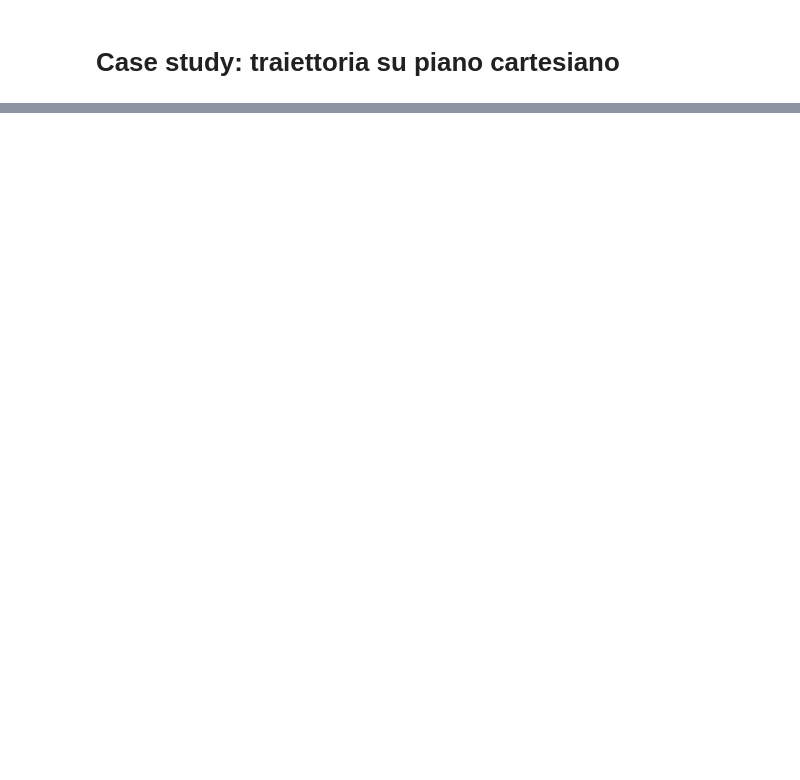
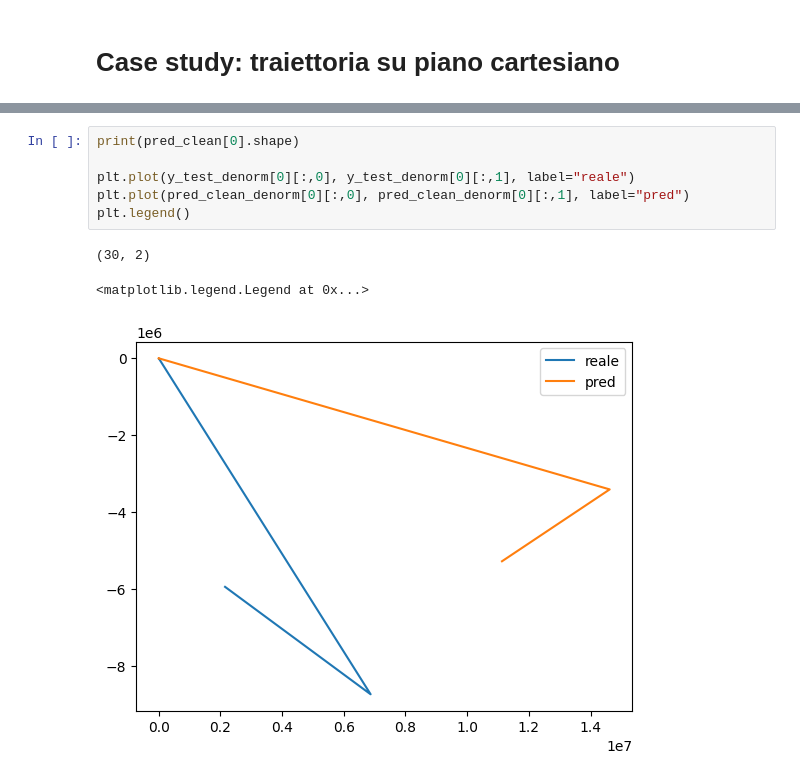
Before and after one commit to matteraggi/maritimeAIS, a Jupyter notebook: TrainingAIS.ipynb, the cells around one changed output, grey strips where cells are left out. Drawn from its saved outputs; the diff is of its cells as text; blank space fills up the shorter version.

```diff
--- a/TrainingAIS.ipynb
+++ b/TrainingAIS.ipynb
@@ -1039,0 +833,10 @@ plot_multistep_case_study(model, df_test, owners_test, X_test, i)
+# %%
+print(pred_clean[0].shape)
+
+plt.plot(y_test_denorm[0][:,0], y_test_denorm[0][:,1], label="reale")
+plt.plot(pred_clean_denorm[0][:,0], pred_clean_denorm[0][:,1], label="pred")
+plt.legend()
+# %% [output]
+(30, 2)
+<matplotlib.legend.Legend at 0x...>
+[figure, added]
```
Also changed, not shown: parts of 21 cells of this notebook.
